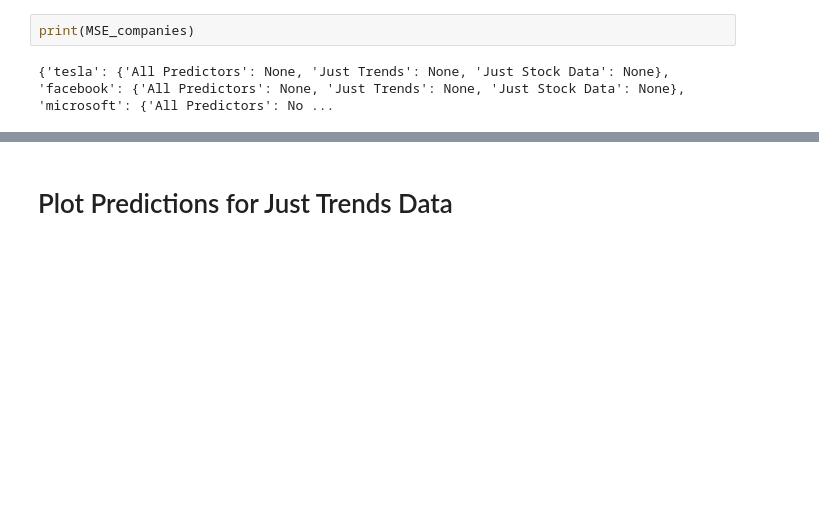
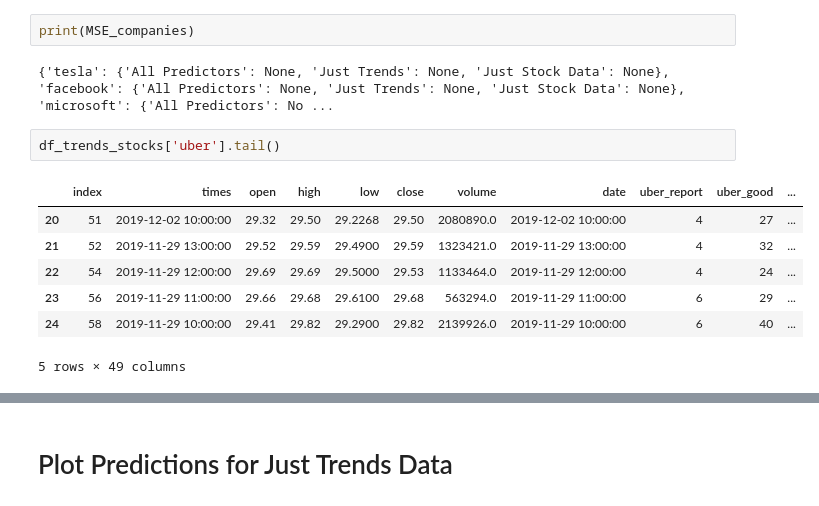
Before and after one commit to edwjchen/StockExploration, a Jupyter notebook: stockbot-hourly_andres.ipynb, the cells around one changed output, grey strips where cells are left out. Drawn from its saved outputs; the diff is of its cells as text; blank space fills up the shorter version.

```diff
--- a/stockbot-hourly_andres.ipynb
+++ b/stockbot-hourly_andres.ipynb
@@ -647,6 +635,16 @@ MSE_companies = {company: MSE.copy() for company in companies}
 print(MSE_companies)
 # %% [output]
 {'tesla': {'All Predictors': None, 'Just Trends': None, 'Just Stock Data': None}, 'facebook': {'All Predictors': None, 'Just Trends': None, 'Just Stock Data': None}, 'microsoft': {'All Predictors': No ...
+# %%
+df_trends_stocks['uber'].tail()
+# %% [output]
+|  | index | times | open | high | low | close | volume | date | uber_report | uber_good | ... |
+| 20 | 51 | 2019-12-02 10:00:00 | 29.32 | 29.50 | 29.2268 | 29.50 | 2080890.0 | 2019-12-02 10:00:00 | 4 | 27 | ... |
+| 21 | 52 | 2019-11-29 13:00:00 | 29.52 | 29.59 | 29.4900 | 29.59 | 1323421.0 | 2019-11-29 13:00:00 | 4 | 32 | ... |
+| 22 | 54 | 2019-11-29 12:00:00 | 29.69 | 29.69 | 29.5000 | 29.53 | 1133464.0 | 2019-11-29 12:00:00 | 4 | 24 | ... |
+| 23 | 56 | 2019-11-29 11:00:00 | 29.66 | 29.68 | 29.6100 | 29.68 | 563294.0 | 2019-11-29 11:00:00 | 6 | 29 | ... |
+| 24 | 58 | 2019-11-29 10:00:00 | 29.41 | 29.82 | 29.2900 | 29.82 | 2139926.0 | 2019-11-29 10:00:00 | 6 | 40 | ... |
+5 rows × 49 columns
 # %%
 for company in companies:
     print(company)
```
Also changed, not shown: parts of 11 cells of this notebook.
